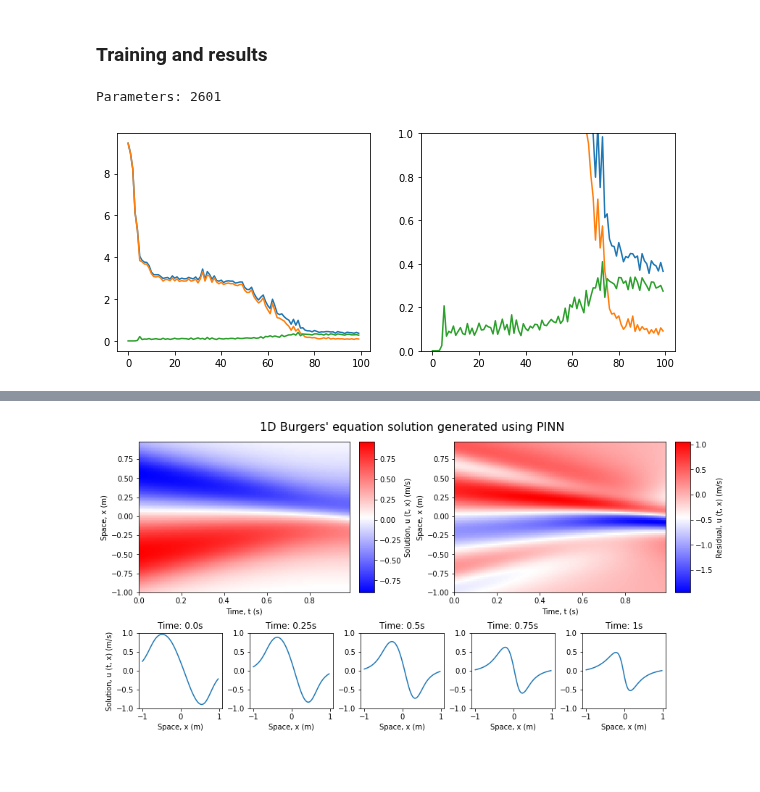
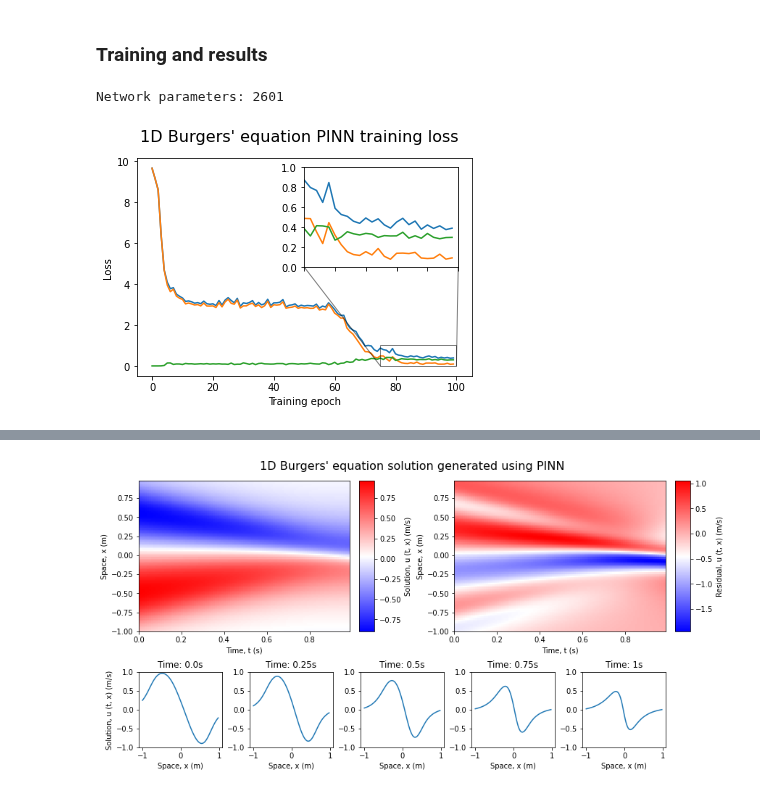
Before and after one commit to StephenTGibson/COMP527-colabNotebooks, a Jupyter notebook: COMP702-MScProject/Reproduction_of_a_foundational_PINN_method_to_generate_solution_to_1D_Burgers'_equation.ipynb, the cells around one changed output, grey strips where cells are left out. Cells and saved outputs as stored; diff of their text form; code cells hidden in the pictures; blank space fills up the shorter version.

```diff
--- a/COMP702-MScProject/Reproduction_of_a_foundational_PINN_method_to_generate_solution_to_1D_Burgers'_equation.ipynb
+++ b/COMP702-MScProject/Reproduction_of_a_foundational_PINN_method_to_generate_solution_to_1D_Burgers'_equation.ipynb
@@ -179,7 +179,7 @@ def meshPlotData(xDim, yDim):
 # %%
 # create new network and print number of trainable parameters
 model = NeuralNetwork()
-print(f'Parameters: {sum(p.numel() for p in model.parameters())}')
+print(f'Network parameters: {sum(p.numel() for p in model.parameters())}')
 
 # initialise loss function and optimiser
 MSEfunc = nn.MSELoss()
@@ -231,42 +231,59 @@ for epoch in range(epochs):
     NuX = NuSetTensor[:,:2].requires_grad_()
     Nuy = NuSetTensor[:,2]
     # iterate over number of batches of boundary and initial condition points
     for i in range(NuX.shape[0]//uBatchSize):
         # zero accumulated gradients
         optimiser.zero_grad()
         # compute boundary and initial points training loss
         MSEu = MSEfunc(model(NuX[i*uBatchSize:(i+1)*uBatchSize]), torch.reshape(Nuy[i*uBatchSize:(i+1)*uBatchSize], (uBatchSize,1)))
         # increment current epoch boundary and initial points training loss
         uLossEpoch += MSEu.item()
         # backpropagate loss
         MSEu.backward()
         # update model weights
         optimiser.step()
     # store current epoch boundary and initial points training loss
     uLoss.append(uLossEpoch)
 
     # store total epoch loss
     totalLoss.append(fLoss[-1] + uLoss[-1])
 
     # end of training epoch
 
-# plot training loss curves
-fig, axs = plt.subplots(1, 2, figsize=(10,4))
+# plot training loss curve
+fig, ax = plt.subplots(figsize=(6,4))
 
+# plot losses
+ax.plot(totalLoss)
+ax.plot(uLoss)
+ax.plot(fLoss)
+# label axes
+ax.set_xlabel('Training epoch')
+ax.set_ylabel('Loss')
+# add an insert ax in top right corner
+axins = ax.inset_axes([0.5, 0.5, 0.46, 0.46])
+# plot losses on insert ax
+axins.plot(totalLoss)
+axins.plot(uLoss)
+axins.plot(fLoss)
+# set limits of insert ax
+axins.set_xlim(3*epochs//4, epochs)
+axins.set_ylim(0, 1)
+# remove axes labels
+axins.set_xticklabels([])
+# axins.set_yticklabels([])
+# add insert locator lines
+ax.indicate_inset_zoom(axins, edgecolor="black")
+# figure title
+fig.suptitle("1D Burgers' equation PINN training loss", fontsize=16)
 
-axs[0].plot(totalLoss)
-axs[0].plot(uLoss)
-axs[0].plot(fLoss)
-
-axs[1].plot(totalLoss)
-axs[1].plot(uLoss)
-axs[1].plot(fLoss)
-axs[1].set_ylim([0, 1])
+# fig.savefig("1D Burgers' - PINN training loss", bbox_inches='tight')
+plt.show()
 
 # set model in evaluation mode
 model.eval()
 # compute meshgrid, solution and residual for plotting
 X, Y, U, R = meshPlotData(100, 100)
 # %% [output]
-Parameters: 2601
+Network parameters: 2601
-[figure, old version]
+[figure, new version]
```
Also changed, not shown: parts of 1 cell of this notebook.
